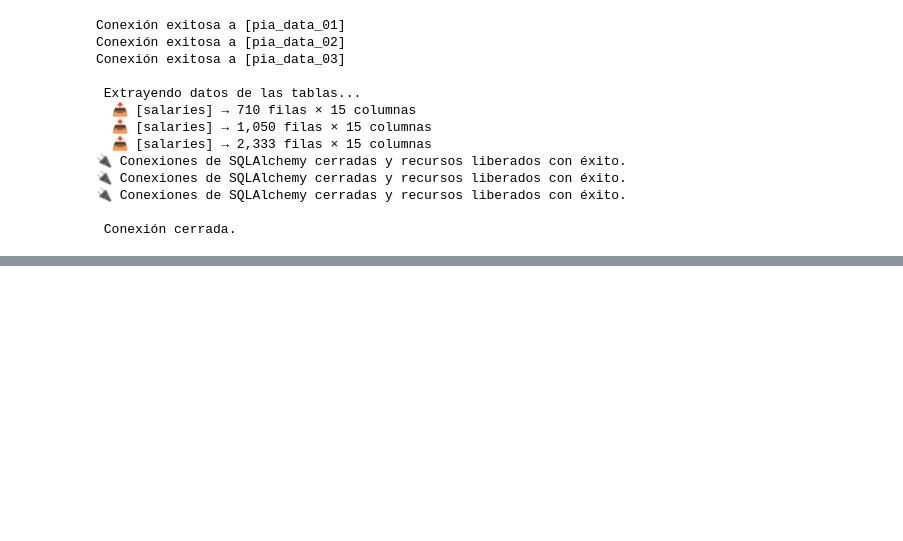
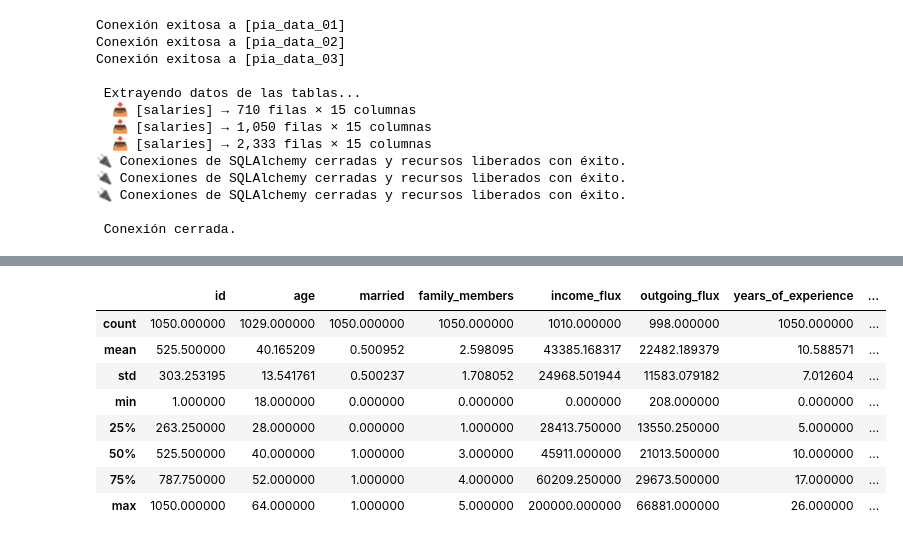
Before and after one commit to CayeRZ/Laboratorio-manejo-de-datos, a Jupyter notebook: analisisLab1.ipynb, the cells around one changed output, grey strips where cells are left out. Saved outputs shown, nothing was run; the diff lists cells and outputs as text; code cells hidden in the pictures; blank space fills up the shorter version.

```diff
--- a/analisisLab1.ipynb
+++ b/analisisLab1.ipynb
@@ -260,0 +496,12 @@ Estadísticas descriptivas:
+# %%
+data_raw_02.describe()
+# %% [output]
+|  | id | age | married | family_members | income_flux | outgoing_flux | years_of_experience | ... |
+| count | 1050.000000 | 1029.000000 | 1050.000000 | 1050.000000 | 1010.000000 | 998.000000 | 1050.000000 | ... |
+| mean | 525.500000 | 40.165209 | 0.500952 | 2.598095 | 43385.168317 | 22482.189379 | 10.588571 | ... |
+| std | 303.253195 | 13.541761 | 0.500237 | 1.708052 | 24968.501944 | 11583.079182 | 7.012604 | ... |
+| min | 1.000000 | 18.000000 | 0.000000 | 0.000000 | 0.000000 | 208.000000 | 0.000000 | ... |
+| 25% | 263.250000 | 28.000000 | 0.000000 | 1.000000 | 28413.750000 | 13550.250000 | 5.000000 | ... |
+| 50% | 525.500000 | 40.000000 | 1.000000 | 3.000000 | 45911.000000 | 21013.500000 | 10.000000 | ... |
+| 75% | 787.750000 | 52.000000 | 1.000000 | 4.000000 | 60209.250000 | 29673.500000 | 17.000000 | ... |
+| max | 1050.000000 | 64.000000 | 1.000000 | 5.000000 | 200000.000000 | 66881.000000 | 26.000000 | ... |
```
Also changed, not shown: parts of 34 cells of this notebook.
